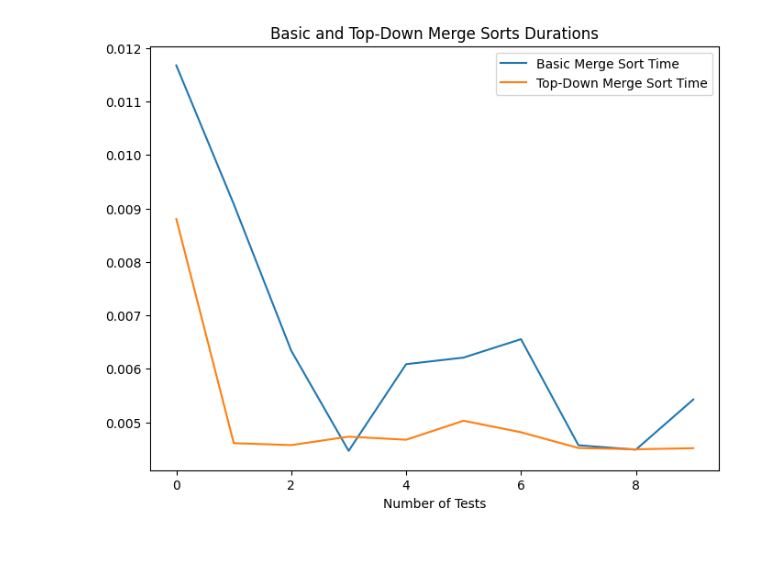
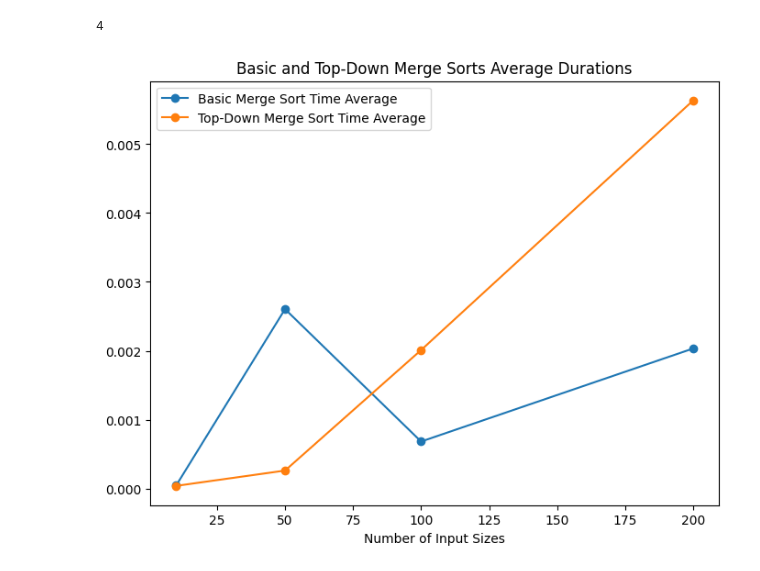
Before and after one commit to jsilryan/Algorithms, a Jupyter notebook: MergeSorts.ipynb, the cells around one changed output. Saved outputs shown, nothing was run; the diff lists cells and outputs as text; code cells hidden in the pictures.

```diff
--- a/MergeSorts.ipynb
+++ b/MergeSorts.ipynb
@@ -128,6 +136 @@ def test_merge(
   return results
-# %%
-time_results = test_merge(
-    10,
-    1000
-)
@@ -151,0 +164,5 @@ Basic Merge Sort Duration : 0.0054 || Top-Down Merge Sort Duration : 0.0045
+# %%
+# Get time averages per input size
+time_averages_per_size = input_size_init(
+    tests_per_input_size = 10,
+)
@@ -156,25 +200,30 @@ dict_keys(['basic_time', 'top_down_time'])
+# %%
+basic_time_avg = time_averages_per_size["basic_time_avg"]
+length = len(basic_time_avg)
+length
+# %% [output]
+4
 # %%
 def plot_durations(
     results: dict[str, list[float]]
 ):
   """Plot the durations of Basic and Top-Down Merge Sorts"""
   # Get the values from the dictionary
-  basic_time = results["basic_time"]
-  top_down_time = results["top_down_time"]
-
-  # Get the number of tests ran
-  test_num = range(len(basic_time))
+  basic_time_avg = results["basic_time_avg"]
+  top_down_time_avg = results["top_down_time_avg"]
+  input_size = results["input_size"]
+  # length = range(len(basic_time_avg))
 
   # Set the figure size
   plt.figure(figsize=(8, 6))
 
   # Plot the durations
-  plt.plot(test_num, basic_time, label = "Basic Merge Sort Time")
-  plt.plot(test_num, top_down_time, label = "Top-Down Merge Sort Time")
-  plt.title("Basic and Top-Down Merge Sorts Durations")
-  plt.xlabel("Number of Tests")
+  plt.plot(input_size, basic_time_avg, label = "Basic Merge Sort Time Average", marker='o')
+  plt.plot(input_size, top_down_time_avg, label = "Top-Down Merge Sort Time Average", marker='o')
+  plt.title("Basic and Top-Down Merge Sorts Average Durations")
+  plt.xlabel("Number of Input Sizes")
   plt.legend()
 # %%
-plot_durations(time_results)
+plot_durations(time_averages_per_size)
 # %% [output]
-[figure, old version]
+[figure, new version]
```
Also changed, not shown: parts of 7 cells of this notebook.
